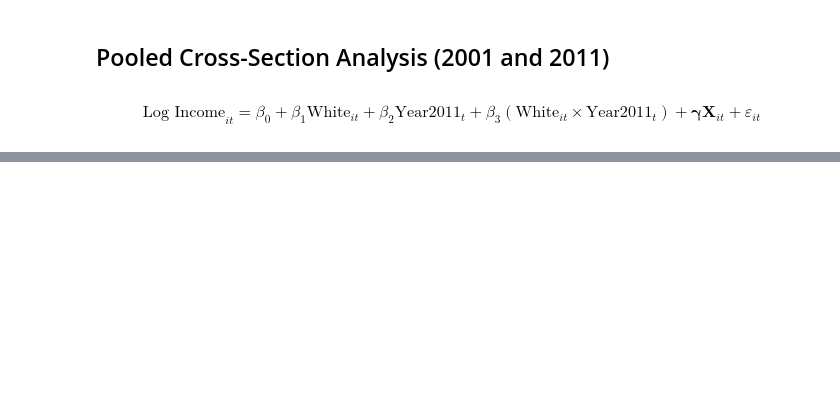
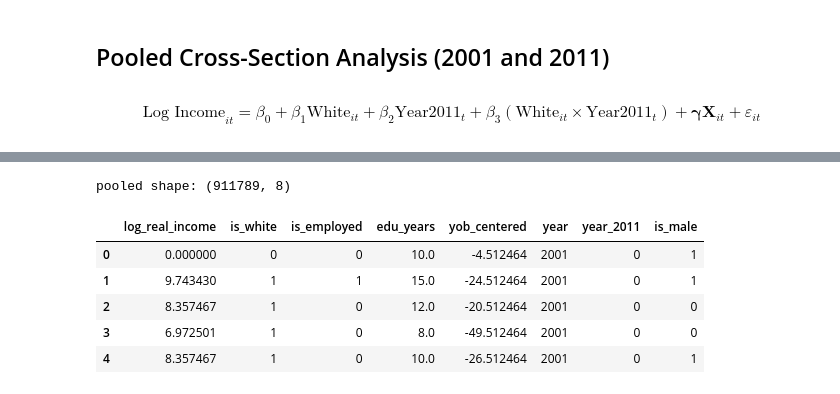
Before and after one commit to erinabruzzy/dsan5650_path1, a Jupyter notebook: apartheid.ipynb, the cells around one changed output, grey strips where cells are left out. Cells and saved outputs as stored; diff of their text form; code cells hidden in the pictures; blank space fills up the shorter version.

```diff
--- a/apartheid.ipynb
+++ b/apartheid.ipynb
@@ -666,0 +699,53 @@ $$\text{Log Income}_{it} = \beta_0 + \beta_1 \text{White}_{it} + \beta_2 \text{Y
+# %%
+# 2001 relevant cols
+cols_2001 = {
+    'adj_log_income': 'log_real_income',
+    'is_white': 'is_white',
+    'is_employed': 'is_employed',
+    'edu_years': 'edu_years',
+    'yob_centered': 'yob_centered',
+    'p03_sex': 'sex'
+}
+
+# 2011 relevant cols
+cols_2011 = {
+    'log_income': 'log_real_income',
+    'is_white': 'is_white',
+    'is_employed': 'is_employed',
+    'edu_years': 'edu_years',
+    'yob_centered': 'yob_centered',
+    'Sex': 'sex'
+}
+
+# subsets
+df_2001_clean = df_2001[list(cols_2001.keys())].rename(columns=cols_2001)
+df_2011_clean = df_2011[list(cols_2011.keys())].rename(columns=cols_2011)
+
+# year indicator flags
+df_2001_clean['year'] = 2001
+df_2001_clean['year_2011'] = 0
+
+df_2011_clean['year'] = 2011
+df_2011_clean['year_2011'] = 1
+
+# binary sex flags
+df_2001_clean['is_male'] = np.where(df_2001_clean['sex'].astype(str).str.lower().str.startswith('m'), 1, 0)
+df_2011_clean['is_male'] = np.where(df_2011_clean['sex'].astype(str).str.lower().str.startswith('m'), 1, 0)
+
+df_2001_clean = df_2001_clean.drop(columns=['sex'])
+df_2011_clean = df_2011_clean.drop(columns=['sex'])
+
+# concatenate
+df_pooled = pd.concat([df_2001_clean, df_2011_clean], ignore_index=True)
+# %%
+# view results
+print("pooled shape:", df_pooled.shape)
+df_pooled.head()
+# %% [output]
+pooled shape: (911789, 8)
+|  | log_real_income | is_white | is_employed | edu_years | yob_centered | year | year_2011 | is_male |
+| 0 | 0.000000 | 0 | 0 | 10.0 | -4.512464 | 2001 | 0 | 1 |
+| 1 | 9.743430 | 1 | 1 | 15.0 | -24.512464 | 2001 | 0 | 1 |
+| 2 | 8.357467 | 1 | 0 | 12.0 | -20.512464 | 2001 | 0 | 0 |
+| 3 | 6.972501 | 1 | 0 | 8.0 | -49.512464 | 2001 | 0 | 0 |
+| 4 | 8.357467 | 1 | 0 | 10.0 | -26.512464 | 2001 | 0 | 1 |
```
Also changed, not shown: parts of 13 cells of this notebook, 2 other files.
